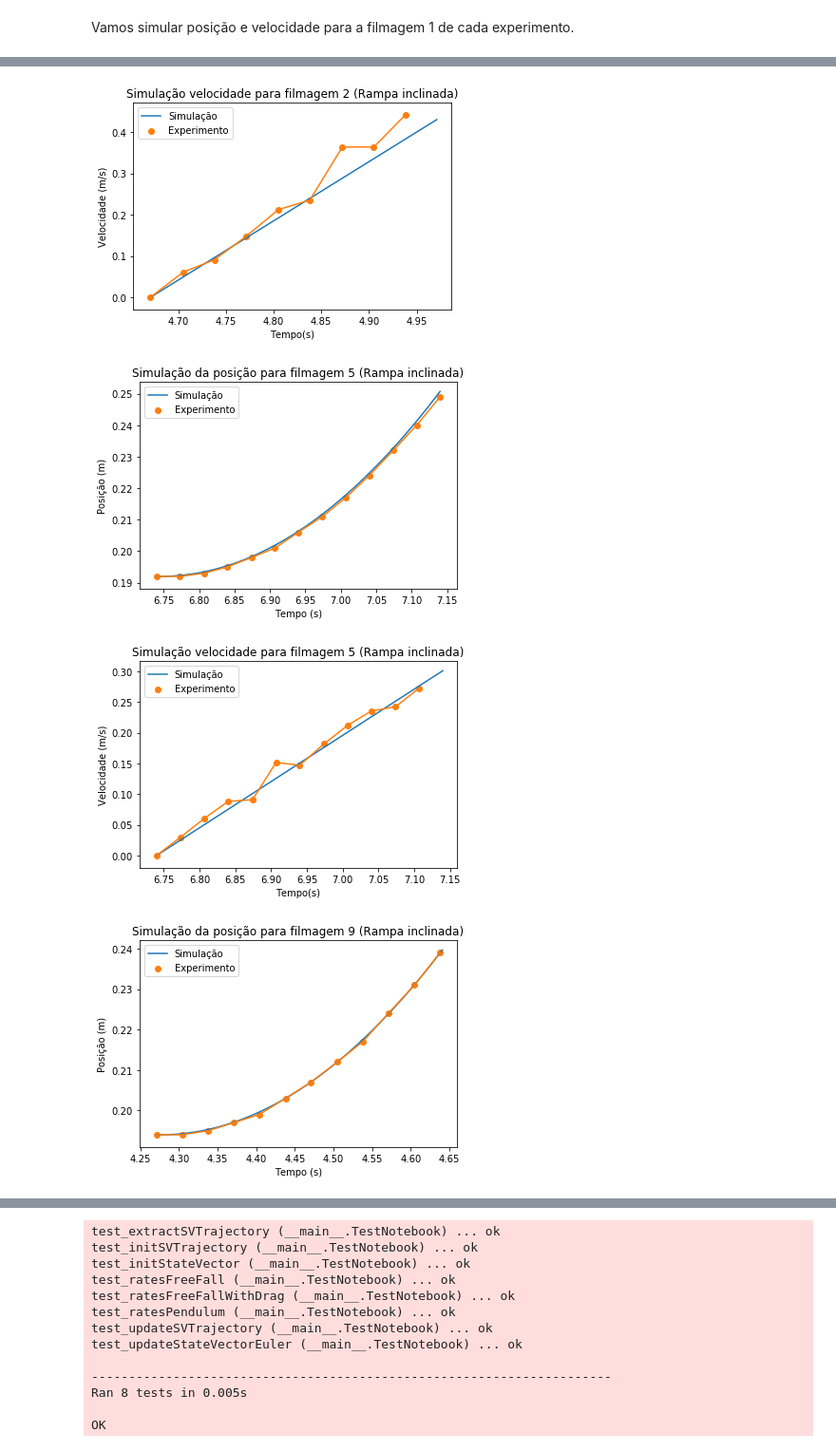
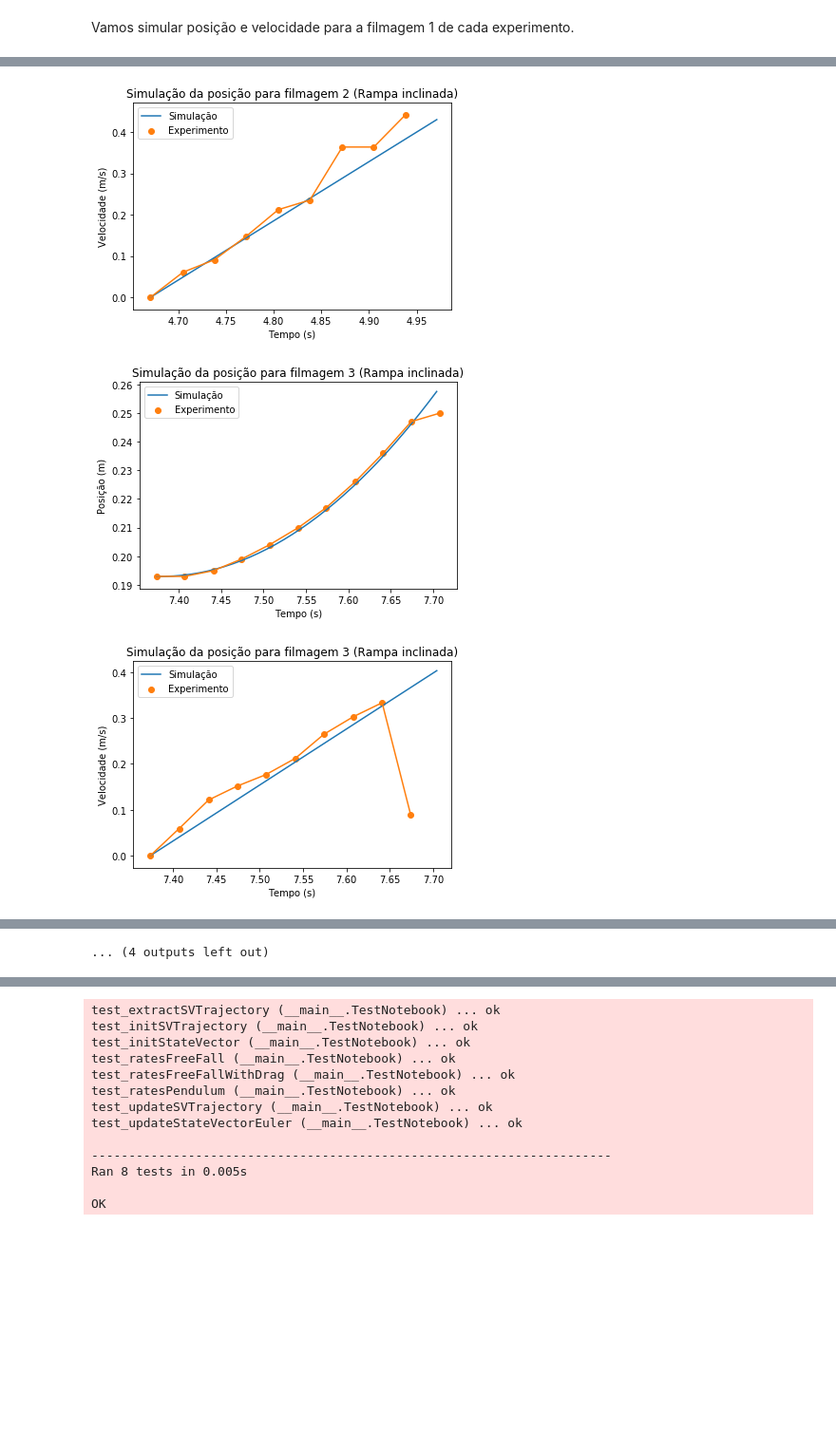
Before and after one commit to likury/EP2Modelagem, a Jupyter notebook: Simulação.ipynb, the cells around one changed output, grey strips where cells are left out. Shown at 95% size. Cells and saved outputs as stored; diff of their text form; code cells hidden in the pictures; blank space fills up the shorter version.

```diff
--- a/Simulação.ipynb
+++ b/Simulação.ipynb
@@ -24,12 +24,12 @@ def updateSVTrajectory(svt, s):
     return svt
 
 # extrai uma coluna do vetor de trajetória
-def extractSVTrajectory(svt, i)
+def extractSVTrajectory(svt, i):
     foo = np.array(svt)
     return foo[:,i]
 
 # plota os gráficos
-def easyPlot2D(x, y, title, df, col, xlabel, ylabel, scatter = True):
+def easyPlot2D(x, y, title, df, col, xlabel, ylabel, figpath = ''):
     pyplot.figure()
     pyplot.plot(x, y, label = 'Simulação')
     pyplot.scatter(df.time, df[col], c = 'tab:orange', label = 'Experimento')
@@ -38,5 +38,8 @@ def easyPlot2D(x, y, title, df, col, xlabel, ylabel, scatter = True):
     pyplot.legend()
     pyplot.xlabel(xlabel)
     pyplot.ylabel(ylabel)
-    pyplot.show()
+    if (figpath == ''):
+        pyplot.show()
+    else:
+        pyplot.savefig(figpath)
 # %%
@@ -127,6 +130,11 @@ def getRatesSlope(u, df, filmNumber):
 
     return ratesSlope
 
+
+# variável global que controla se devemos salvar os plots ou apenas exibir eles
+# no notebook.
+SAVE_FIGURES = True
+
 # @description: Simula o experimento e plota os gráficos de simulação
 # @param  {pandas.core.frame.dataFrame} df    - objeto panda com todos os dados
 # @param  {String} positionName               - nome da coluna da posição
@@ -163,8 +171,24 @@ def simulate(df, positionName, experimentName, rateFunction, positionUnity, film
     vtime = extractSVTrajectory(svtEuler,2)
 
     # plota os gŕaficos
-    easyPlot2D(vtime, vx, f'Simulação da posição para filmagem {filmNumber} ({experimentName})', dff, positionName, 'Tempo (s)', f'Posição ({positionUnity})')
-    easyPlot2D(vtime, vv, f'Simulação velocidade para filmagem {filmNumber} ({experimentName})', dff, 'velocity', 'Tempo(s)', f'Velocidade ({positionUnity}/s)')
+    title1 = f'Simulação da posição para filmagem {filmNumber} ({experimentName})'
+    title2 = f'Simulação da posição para filmagem {filmNumber} ({experimentName})'
+
+    xlab = 'Tempo (s)'
+    ylab1 = f'Posição ({positionUnity})'
+    ylab2 = f'Velocidade ({positionUnity}/s)'
+
+    fig1path = ''
+    fig2path = ''
+
+    if SAVE_FIGURES:
+        basedir = './img/'
+        filename_prefix = experimentName.lower().replace(' ', '-').replace('ê', 'e') + '-' + str(filmNumber)
+        fig1path = basedir + filename_prefix + '-posicao.png'
+        fig2path = basedir + filename_prefix + '-velocidade.png'
+
+    easyPlot2D(vtime, vx, title1, dff, positionName, xlab, ylab1, fig1path)
+    easyPlot2D(vtime, vv, title2, dff, 'velocity', xlab, ylab2, fig2path)
 # %% [markdown]
 Vamos simular posição e velocidade para a filmagem 1 de cada experimento.
 # %%
@@ -173,6 +197,7 @@ simulate(dfFF, 'position', 'Queda Livre', ratesFreeFall, 'm', 1)
 simulate(dfFF, 'position', 'Queda Livre com Atrito', ratesFreeFallWithDrag, 'm', 1)
 simulate(dfA, 'position', 'Rampa inclinada', getRatesSlope(0.23, dfA, 1), 'm', 1)
 simulate(dfA, 'position', 'Rampa inclinada', getRatesSlope(0.23, dfA, 2), 'm', 2)
+simulate(dfA, 'position', 'Rampa inclinada', getRatesSlope(0.192, dfA, 3), 'm', 3)
 simulate(dfA, 'position', 'Rampa inclinada', getRatesSlope(0.19, dfA, 5), 'm', 5)
 simulate(dfA, 'position', 'Rampa inclinada', getRatesSlope(0.187, dfA, 9), 'm', 9)
 # %% [output]
@@ -187,5 +212,4 @@ simulate(dfA, 'position', 'Rampa inclinada', getRatesSlope(0.187, dfA, 9), 'm',
 [figure]
-[figure, old version]
+[figure, new version]
-[figure, old version]
+[figure, new version]
-[figure, old version]
+[figure, new version]
-[figure, removed]
@@ -192,0 +216 @@ simulate(dfA, 'position', 'Rampa inclinada', getRatesSlope(0.187, dfA, 9), 'm',
+... (4 outputs left out)
```
Also changed, not shown: parts of 3 cells of this notebook.
